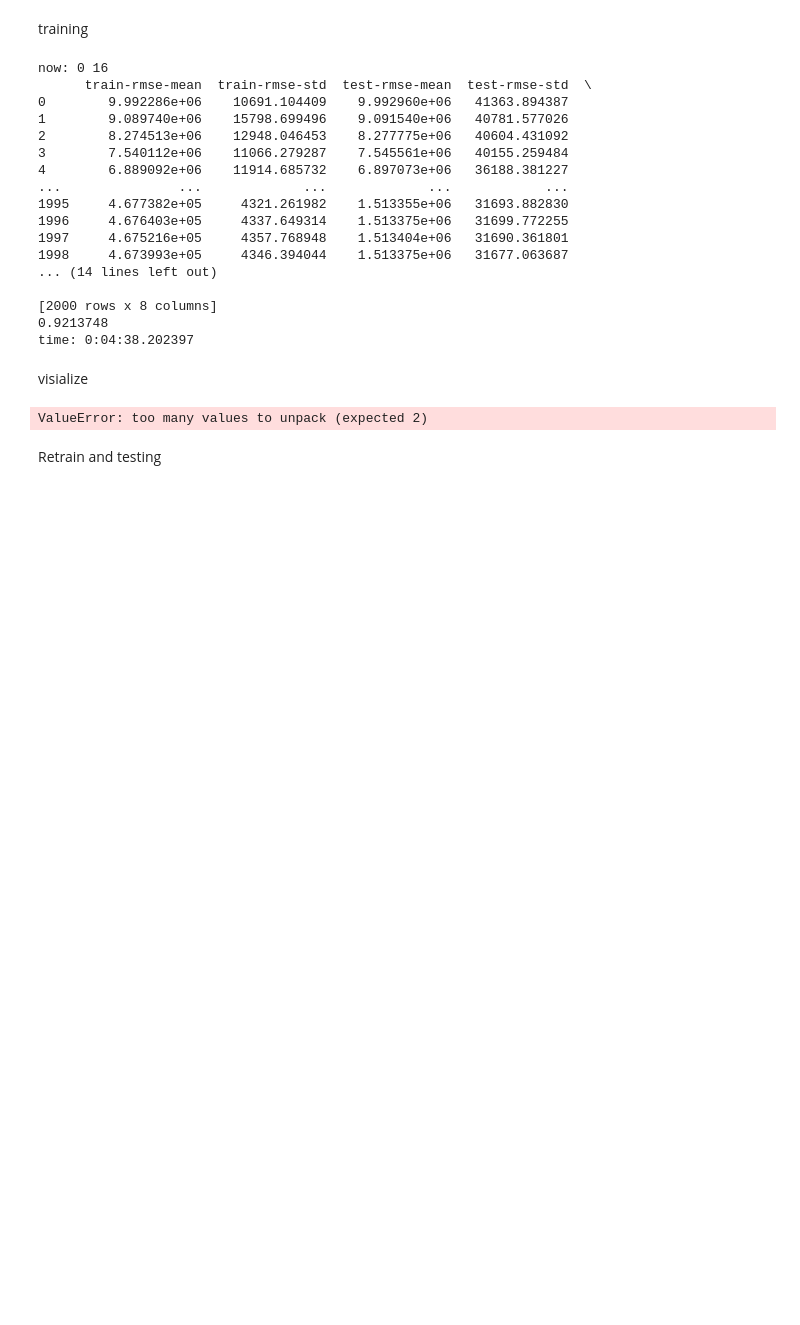
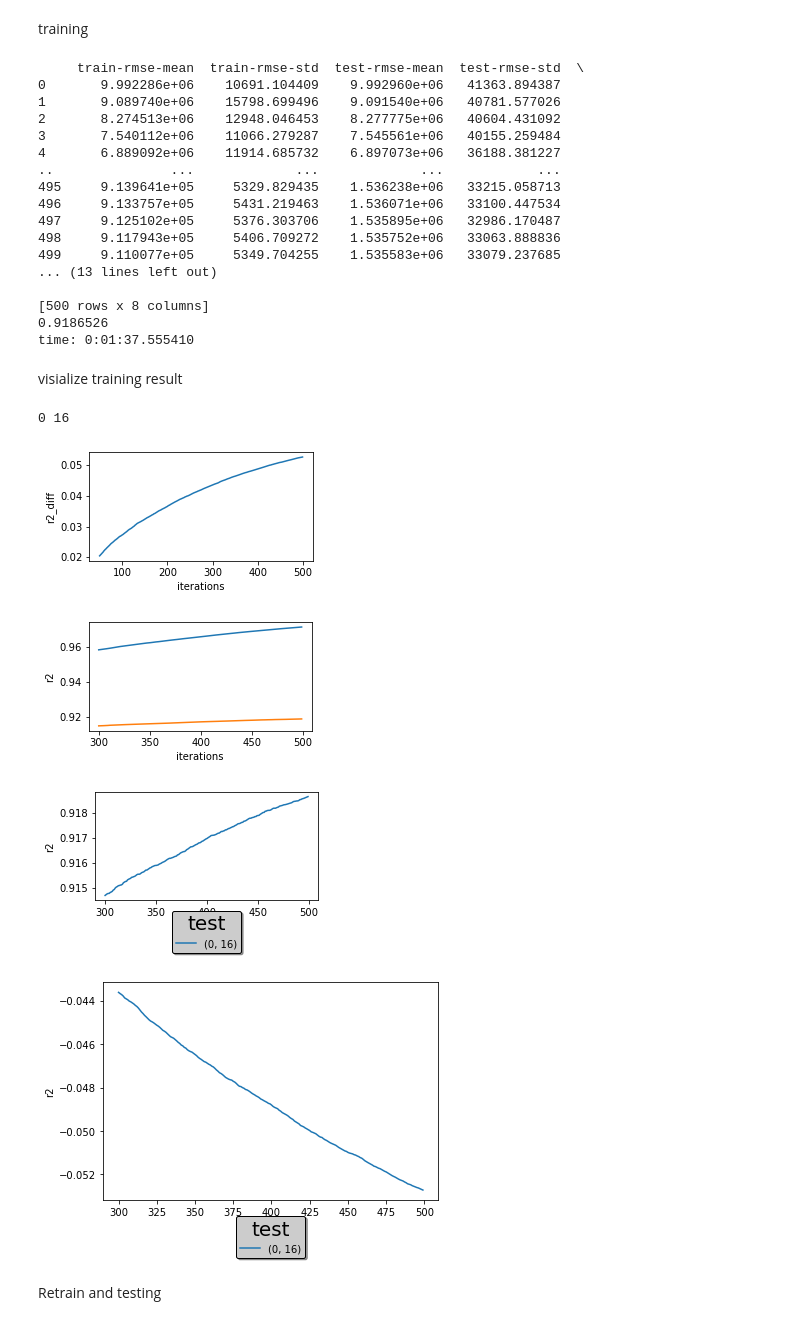
Before and after one commit to k38670462/ML_Project, a Jupyter notebook: xgb/XGB.ipynb, the cells around one changed output. Saved outputs shown, nothing was run; the diff lists cells and outputs as text; code cells hidden in the pictures; blank space fills up the shorter version.

```diff
--- a/xgb/XGB.ipynb
+++ b/xgb/XGB.ipynb
@@ -62,20 +62,20 @@ training
 
 from sklearn.metrics import r2_score
 cur_params = copy.deepcopy(params)
-#for i,j in gridsearch_params:
-for k in gridsearch_params
+for i,j in gridsearch_params:
+#for k in gridsearch_params
     currentDateAndTime = datetime.now()
     #print("now:",i,j)
-    #cur_params[gridsearch1] = i
-    #cur_params[gridsearch2] = j
-    cur_params = copy.deepcopy(k)
+    cur_params[gridsearch1] = i
+    cur_params[gridsearch2] = j
+    #cur_params = copy.deepcopy(k)
     #early_stop = xgboost.callback.EarlyStopping(rounds=20,metric_name='rmse')
     xgbcv = xgboost.cv(
         cur_params,
         XGB_train,
         nfold=5,
         custom_metric=r2,
-        num_boost_round = 5000#,
+        num_boost_round = 500#,
         #callbacks = [early_stop]
     )
     print(xgbcv)
@@ -83,75 +83,79 @@ for k in gridsearch_params
     print(xgbcv['test-R2-mean'].max())
     print("time:",datetime.now()-currentDateAndTime)
 # %% [output]
-now: 0 16
-      train-rmse-mean  train-rmse-std  test-rmse-mean  test-rmse-std  \
-0        9.992286e+06    10691.104409    9.992960e+06   41363.894387
-1        9.089740e+06    15798.699496    9.091540e+06   40781.577026
-2        8.274513e+06    12948.046453    8.277775e+06   40604.431092
-3        7.540112e+06    11066.279287    7.545561e+06   40155.259484
-4        6.889092e+06    11914.685732    6.897073e+06   36188.381227
-...               ...             ...             ...            ...
-1995     4.677382e+05     4321.261982    1.513355e+06   31693.882830
-1996     4.676403e+05     4337.649314    1.513375e+06   31699.772255
-1997     4.675216e+05     4357.768948    1.513404e+06   31690.361801
-1998     4.673993e+05     4346.394044    1.513375e+06   31677.063687
-... (14 lines left out)
+     train-rmse-mean  train-rmse-std  test-rmse-mean  test-rmse-std  \
+0       9.992286e+06    10691.104409    9.992960e+06   41363.894387
+1       9.089740e+06    15798.699496    9.091540e+06   40781.577026
+2       8.274513e+06    12948.046453    8.277775e+06   40604.431092
+3       7.540112e+06    11066.279287    7.545561e+06   40155.259484
+4       6.889092e+06    11914.685732    6.897073e+06   36188.381227
+..               ...             ...             ...            ...
+495     9.139641e+05     5329.829435    1.536238e+06   33215.058713
+496     9.133757e+05     5431.219463    1.536071e+06   33100.447534
+497     9.125102e+05     5376.303706    1.535895e+06   32986.170487
+498     9.117943e+05     5406.709272    1.535752e+06   33063.888836
+499     9.110077e+05     5349.704255    1.535583e+06   33079.237685
+... (13 lines left out)
 
-[2000 rows x 8 columns]
-0.9213748
-time: 0:04:38.202397
+[500 rows x 8 columns]
+0.9186526
+time: 0:01:37.555410
 # %% [markdown]
-visialize
+visialize training result
 # %%
 #print(plot_dict)
 for i,j in plot_dict:
     print(i,j)
     plt.figure(figsize=(4, 2))
-    plt.plot(np.squeeze(plot_dict[(i,j)][1][-1000:]-plot_dict[(i,j)][0][-1000:]))
+    plt.plot(np.squeeze(plot_dict[(i,j)][1][50:]-plot_dict[(i,j)][0][50:]))
     plt.ylabel('r2_diff')
     plt.xlabel('iterations')
     plt.show()
     plt.figure(figsize=(4, 2))
-    plt.plot(np.squeeze(plot_dict[(i,j)][1][500:]))
-    plt.plot(np.squeeze(plot_dict[(i,j)][0][500:]))
+    plt.plot(np.squeeze(plot_dict[(i,j)][1][300:]))
+    plt.plot(np.squeeze(plot_dict[(i,j)][0][300:]))
     plt.ylabel('r2')
     plt.xlabel('iterations')
     plt.show()
 
 plt.figure(figsize=(4, 2))
 for i,j in plot_dict:
-    if(plot_dict[(i,j)][0].max()<0.915):
-        continue
+#     if(plot_dict[(i,j)][0].max()<0.915):
+#         continue
     plt.plot(np.squeeze(plot_dict[(i,j)][0][300:]),label = (i,j))
     plt.legend(
     loc='upper center', bbox_to_anchor=(0.5, -0.05),
     fontsize=10,
     shadow=True,
     facecolor='#ccc',
     edgecolor='#000',
     title='test',
     title_fontsize=20)
 plt.ylabel('r2')
 plt.xlabel('iterations')
 plt.show()
 
 for i,j in plot_dict:
-    if(plot_dict[(i,j)][0].max()<0.915):
-        continue
+#     if(plot_dict[(i,j)][0].max()<0.915):
+#         continue
     plt.plot(np.squeeze(plot_dict[(i,j)][0][300:] - np.squeeze(plot_dict[(i,j)][1][300:])),label = (i,j))
     plt.legend(
     loc='upper center', bbox_to_anchor=(0.5, -0.05),
     fontsize=10,
     shadow=True,
     facecolor='#ccc',
     edgecolor='#000',
     title='test',
     title_fontsize=20)
 plt.ylabel('r2')
 plt.xlabel('iterations')
 plt.show()
 # %% [output]
-ValueError: too many values to unpack (expected 2)
+0 16
+[figure, added]
+[figure, added]
+[figure, added]
+[figure, added]
 # %% [markdown]
 Retrain and testing
 # %%
```
